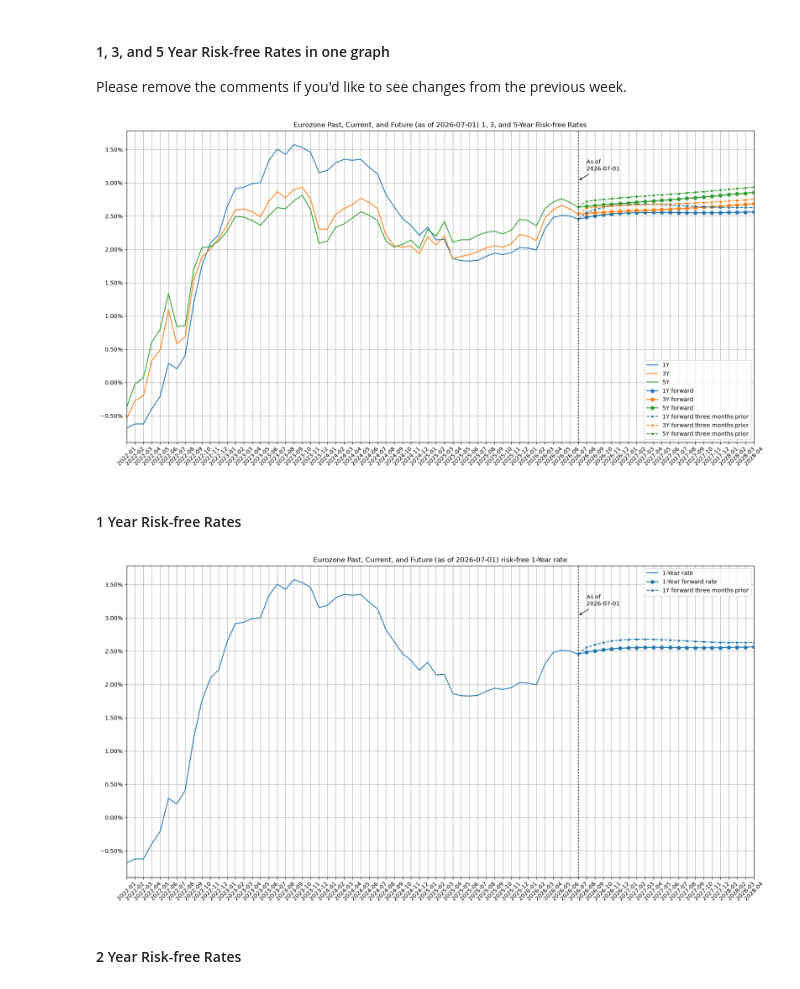
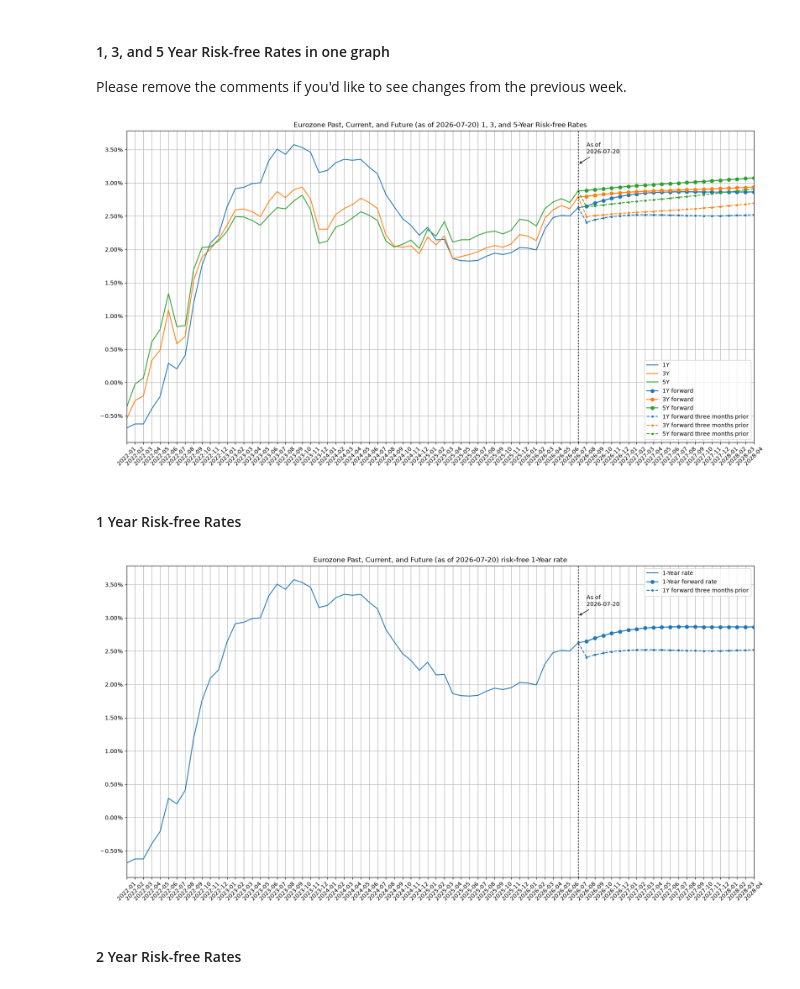
Before and after one commit to ilchen/EU_Economic_Data_Analysis, a Jupyter notebook: Current_Riskfree_Rates_Eurozone.ipynb, the cells around one changed output. Drawn from its saved outputs; the diff is of its cells as text; code cells hidden in the pictures.

Commit message:
Fixed a bug and updated with most recent interest rate data

```diff
--- a/Current_Riskfree_Rates_Eurozone.ipynb
+++ b/Current_Riskfree_Rates_Eurozone.ipynb
@@ -209,7 +209,7 @@ euro_riskless_rates.columns = maturities
 I use the curve constructed from the most recent data that I created in the begining of this notebook to produce forward rates.
 # %%
 # Eurostat is sometimes late with updating data for the last month
-euro_spot_rates_monthly = euro_spot_rates.resample('MS').mean().loc[:date_now - MonthBegin(1)]
+euro_spot_rates_monthly = euro_spot_rates.resample('MS').mean().loc[:MonthBegin().rollback(date_now) - MonthBegin(1)]
 idx = euro_spot_rates_monthly.index.difference(euro_riskless_rates.index)
 if not idx.empty:
     euro_riskless_rates = pd.concat([euro_riskless_rates, euro_spot_rates_monthly.loc[idx,maturities]])
@@ -280,41 +280,39 @@ arrow_y = max_rate_at_line + 0.004
 ax.axvline(as_of, color='black', linestyle=':', linewidth=2, alpha=0.7)
 ax.annotate(f'As of\n{as_of:%Y-%m-%d}', xy=(as_of, arrow_y), xytext=(as_of + DateOffset(months=1), arrow_y * 1.05),
             fontsize=10, ha='left', arrowprops=dict(arrowstyle='->', color='black', lw=1))
-
 ax.legend(maturiries_selection + maturiries_selection_fwd + maturiries_selection_past)
 ax.yaxis.set_major_formatter(mtick.PercentFormatter(1))
 _ = ax.set_xticklabels(list(map('{:%Y-%m}'.format, euro_riskless_rates.index)))
 # %% [output]
-[figure, old version]
+[figure, new version]
 # %% [markdown]
 #### 1 Year Risk-free Rates
 # %%
 ax = euro_riskless_rates.loc[:,'1Y'].rename('1-Year rate').plot(figsize=(20,10), grid=True,
                  title='Eurozone Past, Current, and Future (as of {:%Y-%m-%d}) risk-free 1-Year rate'
                                           .format(euro_spot_rates.index[-1].date()),
                  xticks=euro_riskless_rates.index, xlabel='', rot=45)
 fwd_riskless_rates.loc[:,'1Y'].rename('1-Year forward rate').plot(ax=ax, grid=True, marker='o',
                                                                   xticks=euro_riskless_rates.index, xlabel='',
                                                                   yticks=np.arange(-.005, .04, 0.005),
                                                                   rot=45, color='#1f77b4')
 fwd_riskless_rates_past.iloc[:,0].plot(ax=ax, grid=True, marker='.', linestyle='--',
                                        xticks=euro_riskless_rates.index, xlabel='',
                                        yticks=np.arange(-.005, .04, 0.005), rot=45, color='#1f77b4')
 ax.legend()
 
 # Find the highest rate value at the "as of" date across all series
 as_of = pd.Timestamp(date_now)
-max_rate_at_line = euro_riskless_rates.loc[MonthBegin().rollback(as_of),maturiries_selection].max()
+max_rate_at_line = euro_riskless_rates.loc[MonthBegin().rollback(as_of),'1Y'].max()
 # Place the arrow target ~0.4 percentage points above the highest line
 arrow_y = max_rate_at_line + 0.004
 ax.axvline(as_of, color='black', linestyle=':', linewidth=2, alpha=0.7)
 ax.annotate(f'As of\n{as_of:%Y-%m-%d}', xy=(as_of, arrow_y), xytext=(as_of + DateOffset(months=1), arrow_y * 1.05),
             fontsize=10, ha='left', arrowprops=dict(arrowstyle='->', color='black', lw=1))
-
 ax.yaxis.set_major_formatter(mtick.PercentFormatter(1))
 _ = ax.set_xticklabels(list(map('{:%Y-%m}'.format, euro_riskless_rates.index)))
 # %% [output]
-[figure, old version]
+[figure, new version]
 # %% [markdown]
 #### 2 Year Risk-free Rates
 # %%
```
Also changed, not shown: parts of 14 cells of this notebook.
